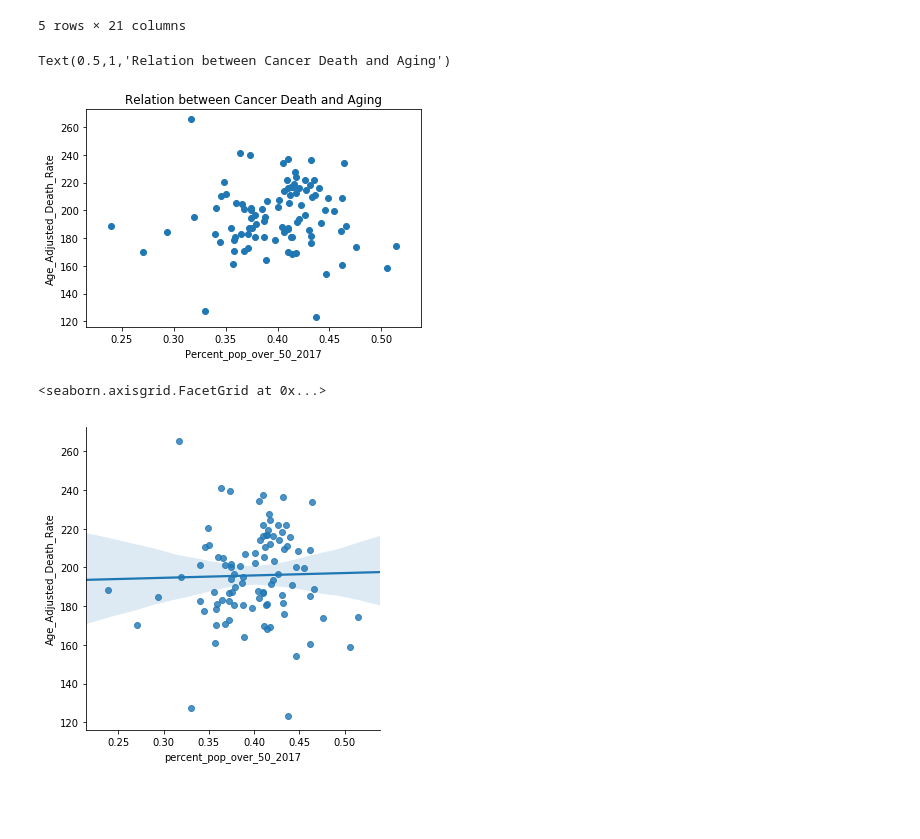
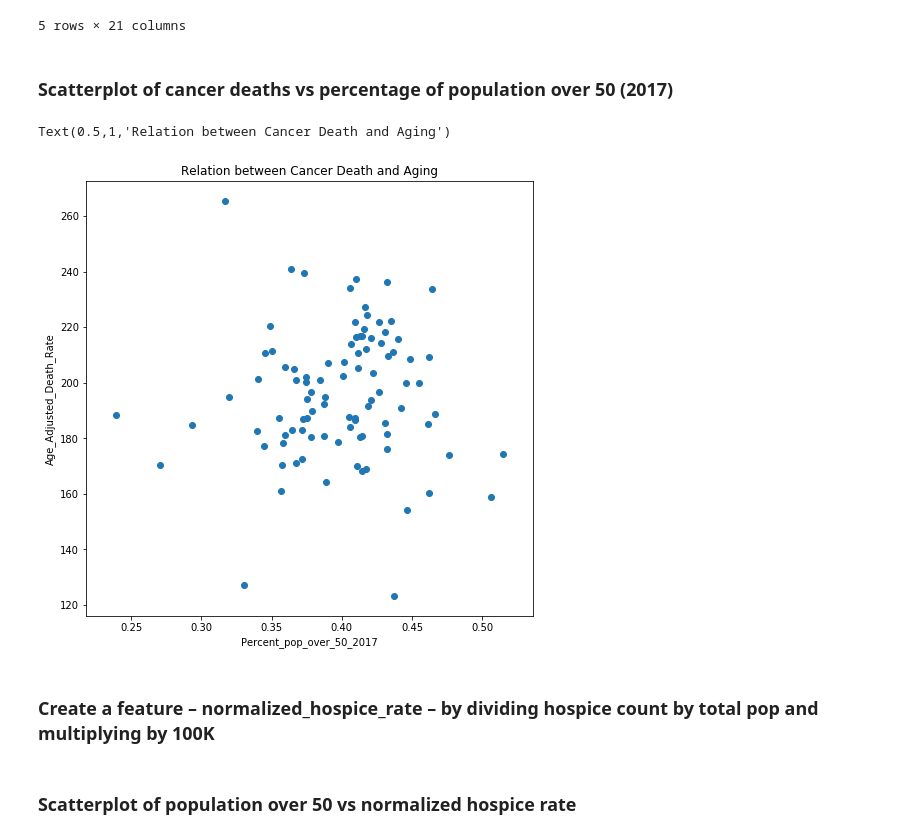
Before and after one commit to blackmonica/vanderbilt-aspire-data-essentials, a Jupyter notebook: Smile.ipynb, the cells around one changed output. Saved outputs shown, nothing was run; the diff lists cells and outputs as text; code cells hidden in the pictures; blank space fills up the shorter version.

```diff
--- a/Smile.ipynb
+++ b/Smile.ipynb
@@ -96,9 +112,24 @@ droplistmale = [col for col in pop_df.columns if 'Female' in col]
 pop_df = pop_df.drop(droplistfemale,axis =1)
 pop_df = pop_df.drop(droplistmale,axis =1)
 # %%
-final_list = [col for col in pop_df.columns if 'Under 5 years' in col or '5 to 9 years' in col or '10 to 14 years' in col or '15 to 19 years' in col or
-              "20 to 24 years" in col or '25 to 29 years' in col or '30 to 34 years'in col or '35 to 39 years'in col or
-              '40 to 44 years'in col or '45 to 49 years' in col or '15 to 44 years' in col or '16 years and over' in col or '18 years and over' in col or 'Under 18 years' in col or '18 years and over'in col or '18 to 64 years' in col or '65 years and over'in col or 'Total - 85 years and over' in col]
+final_list = [col for col in pop_df.columns if 'Under 5 years' in col or
+              '5 to 9 years' in col or
+              '10 to 14 years' in col or
+              '15 to 19 years' in col or
+              "20 to 24 years" in col or
+              '25 to 29 years' in col or
+              '30 to 34 years'in col or
+              '35 to 39 years'in col or
+              '40 to 44 years'in col or
+              '45 to 49 years' in col or
+              '15 to 44 years' in col or
+              '16 years and over' in col or
+              '18 years and over' in col or
+              'Under 18 years' in col or
+              '18 years and over'in col or
+              '18 to 64 years' in col or
+              '65 years and over'in col or
+              'Total - 85 years and over' in col]
 pop_df = pop_df.drop(final_list, axis =1)
 pop_df.shape
 # %% [output]
@@ -112,5 +164,4 @@ pop_df
 # %%
-cancer_df['county'] = [county.replace(' County', '') for county in cancer_df.county]
+cancer_df.county = cancer_df.county.str.replace(' County','')
 # %%
-
-pop_df['county'] = [county.replace(' County, Tennessee', '')for county in pop_df.county]
+pop_df.county = pop_df.county.str.replace(' County, Tennessee', '')
@@ -300,6 +334,8 @@ pop_and_cancer['percent_pop_over_50_2017'] = (pop_and_cancer['pop2017_50to54']+
                                               pop_and_cancer['pop2017_80to84']+
                                               pop_and_cancer['pop2017_85over'])/pop_and_cancer['pop2017all']
 # %%
-droplist = [col for col in pop_and_cancer if 'pop2010_' in col or 'pop2014_' in col or 'pop2017_' in col]
+droplist = [col for col in pop_and_cancer if 'pop2010_' in col or
+            'pop2014_' in col or
+            'pop2017_' in col]
 # %%
 pop_and_cancer = pop_and_cancer.drop(droplist, axis = 1)
@@ -322,23 +360,27 @@ pop_and_cancer[low]
 | 78 | Shelby | 928552.0 | 938434.0 | 936961.0 | 34.6 | 35.1 | 35.6 | ... |
 | 84 | Trousdale | 7874.0 | 7993.0 | 10083.0 | 39.7 | 40.7 | 35.6 | ... |
 5 rows × 21 columns
+# %% [markdown]
+### Scatterplot of cancer deaths vs percentage of population over 50 (2017)
 # %%
 #create a scatterplot to show the relationship between cancer deaths and the percentage of population over age 50 in TN counties. Use the 2017 population data. Be sure to label axes and add a title.
+plt.figure(figsize= (8,8))
 plt.scatter(pop_and_cancer['percent_pop_over_50_2017'],pop_and_cancer['Age_Adjusted_Death_Rate'])
 plt.xlabel('Percent_pop_over_50_2017')
 plt.ylabel('Age_Adjusted_Death_Rate')
 plt.title('Relation between Cancer Death and Aging')
 # %% [output]
 Text(0.5,1,'Relation between Cancer Death and Aging')
-[figure, old version]
+[figure, new version]
 # %%
 sns.lmplot(x = 'percent_pop_over_50_2017', y = 'Age_Adjusted_Death_Rate', data = pop_and_cancer)
-# %% [output]
-<seaborn.axisgrid.FacetGrid at 0x...>
-[figure, removed]
+# %% [markdown]
+### Create a feature – normalized_hospice_rate – by dividing hospice count by total pop and multiplying by 100K
 # %%
 #create another new feature, `normalized_hospice_rate` in `pop_and_cancer`. Divide the count of hospices by the 2017 total population and multiply the result by 100,000.
 pop_and_cancer['normalized_hospice_rate'] = pop_and_cancer['hospice_count']/pop_and_cancer['pop2017all']*10000
+# %% [markdown]
+### Scatterplot of population over 50 vs normalized hospice rate
 # %%
 #create a scatterplot to examine the relationship between population over 50 and the normalized hospice rate in TN counties.
 plt.scatter(pop_and_cancer['percent_pop_over_50_2017'],pop_and_cancer['normalized_hospice_rate'])
```
Also changed, not shown: parts of 34 cells of this notebook.
